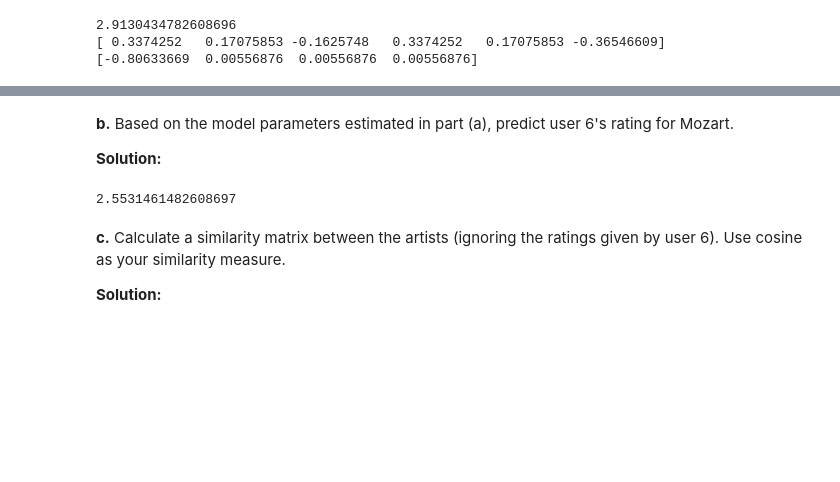
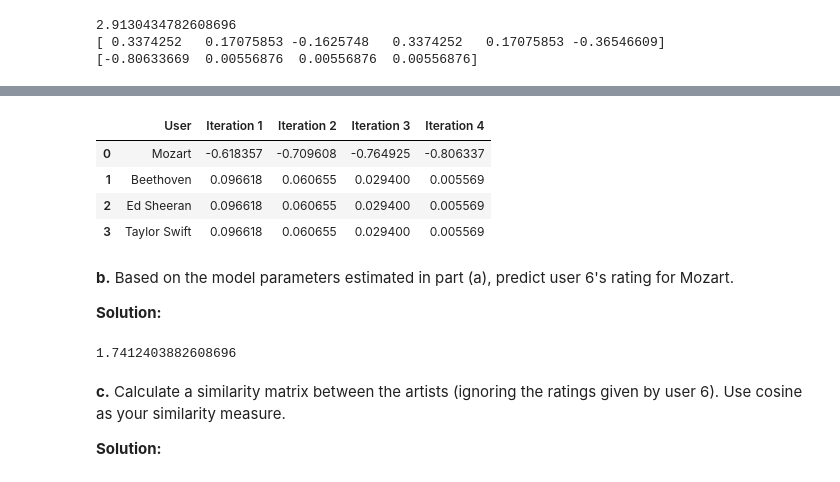
Before and after one commit to nicwigs/482, a Jupyter notebook: hw/03/hw3.ipynb, the cells around one changed output, grey strips where cells are left out. Saved outputs shown, nothing was run; the diff lists cells and outputs as text; code cells hidden in the pictures; blank space fills up the shorter version.

```diff
--- a/hw/03/hw3.ipynb
+++ b/hw/03/hw3.ipynb
@@ -518,11 +554,19 @@ The global mean $\mu$ is XXXX
+# %%
+widf
+# %% [output]
+|  | User | Iteration 1 | Iteration 2 | Iteration 3 | Iteration 4 |
+| 0 | Mozart | -0.618357 | -0.709608 | -0.764925 | -0.806337 |
+| 1 | Beethoven | 0.096618 | 0.060655 | 0.029400 | 0.005569 |
+| 2 | Ed Sheeran | 0.096618 | 0.060655 | 0.029400 | 0.005569 |
+| 3 | Taylor Swift | 0.096618 | 0.060655 | 0.029400 | 0.005569 |
 # %% [markdown]
 **b.** Based on the model parameters estimated in part (a), predict user 6's rating for Mozart.
 
 **Solution:**
 # %%
--0.36546609 + 0.00556876 + 2.9130434782608696
+-0.36546609 + -0.806337 + 2.9130434782608696
 # %% [output]
-2.5531461482608697
+1.7412403882608696
 # %% [markdown]
 **c.** Calculate a similarity matrix between the artists (ignoring the ratings given by user 6). Use cosine as your similarity measure.
 
```
Also changed, not shown: parts of 4 cells of this notebook.
